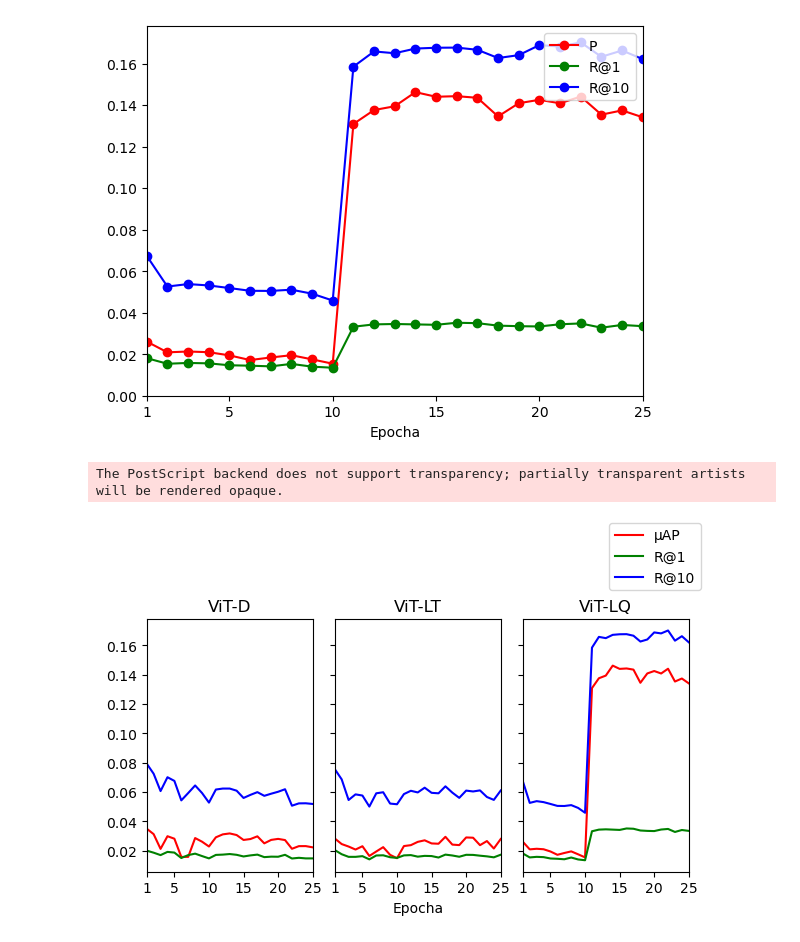
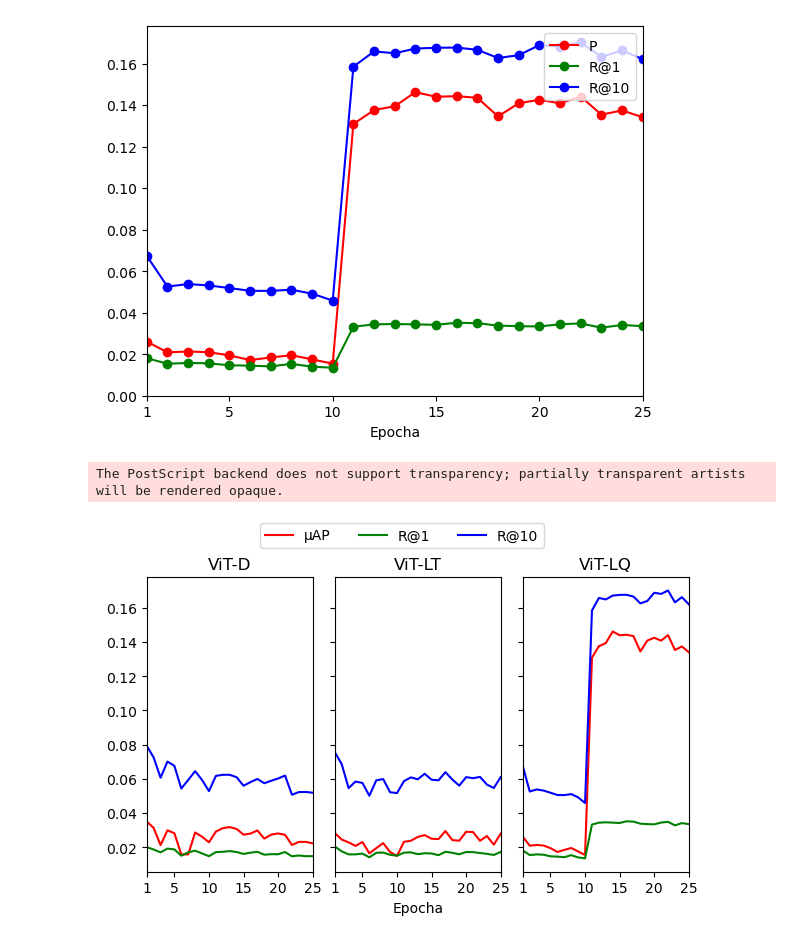
Before and after one commit to AugustinasMK/TheNextModel, a Jupyter notebook: FinalEvaluation/LAND.ipynb, the cells around one changed output. Drawn from its saved outputs; the diff is of its cells as text; code cells hidden in the pictures.

```diff
--- a/FinalEvaluation/LAND.ipynb
+++ b/FinalEvaluation/LAND.ipynb
@@ -141,28 +141,28 @@ plt.show()
 # %%
 fig, (ax1, ax2, ax3) = plt.subplots(1, 3, sharex=True, sharey=True, layout='compressed', figsize=(6, 4))
 
 plt.xlim(1, 25)
 plt.xticks([1, 5, 10, 15, 20, 25])
 ax2.set_xlabel("Epocha")
 
 ax1.plot(epochs, d_precision, 'r', label='μAP')
 ax1.plot(epochs, d_recall, 'g', label='R@1')
 ax1.plot(epochs, d_racall_10, 'b', label='R@10')
 ax1.set_title('ViT-D')
 
 ax2.plot(epochs, t_precision, 'r')
 ax2.plot(epochs, t_recall, 'g')
 ax2.plot(epochs, t_racall_10, 'b')
 ax2.set_title('ViT-LT')
 
 ax3.plot(epochs, q_precision, 'r')
 ax3.plot(epochs, q_recall, 'g')
 ax3.plot(epochs, q_racall_10, 'b')
 ax3.set_title('ViT-LQ')
 
-fig.legend(loc='outside upper right')
+fig.legend(loc='outside upper center', ncol=3)
 plt.savefig('./land_vit_metrics.eps', format='eps')
 plt.show()
 # %% [output]
 The PostScript backend does not support transparency; partially transparent artists will be rendered opaque.
-[figure, old version]
+[figure, new version]
```
Also changed, not shown: 14 other files.
